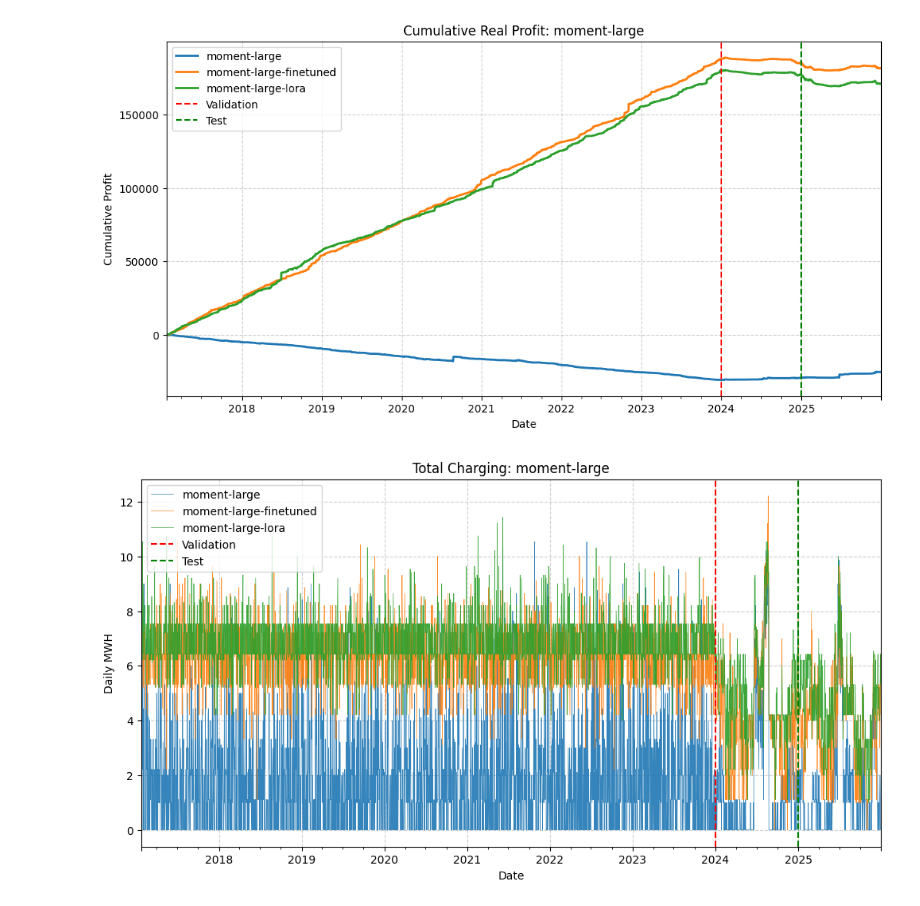
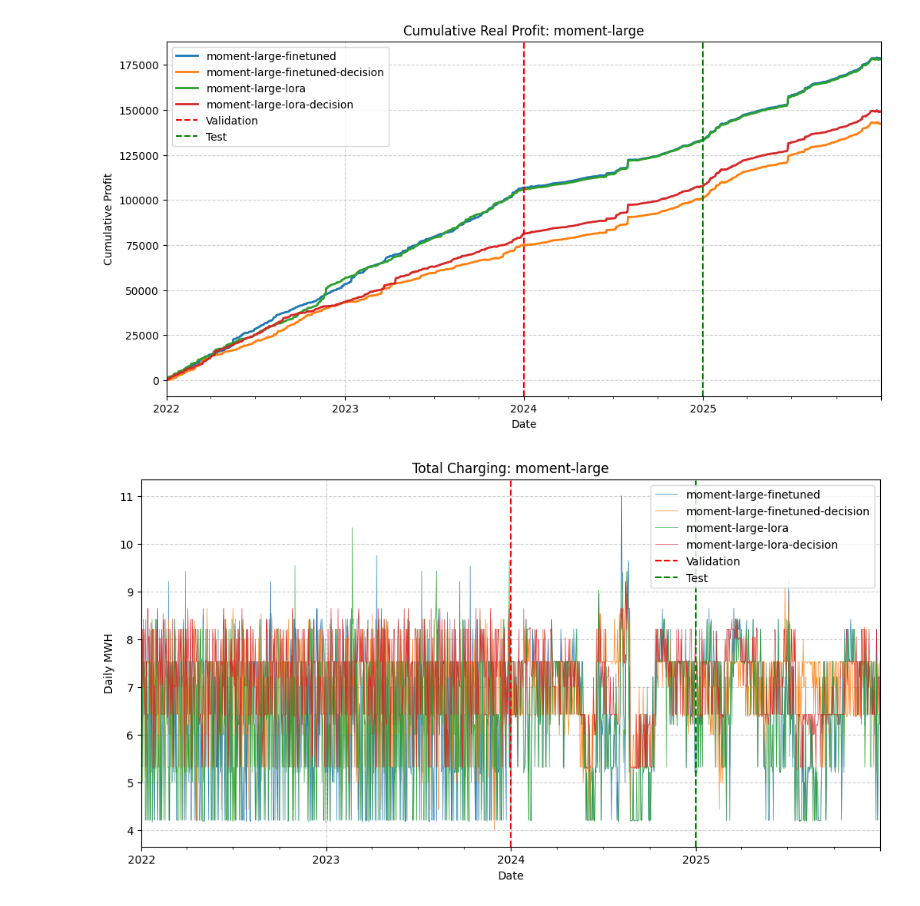
Before and after one commit to saloper/decision-focused-fine-tuning, a Jupyter notebook: notebooks/explore_metrics.ipynb, the cells around one changed output. Cells and saved outputs as stored; diff of their text form; code cells hidden in the pictures.

```diff
--- a/notebooks/explore_metrics.ipynb
+++ b/notebooks/explore_metrics.ipynb
@@ -12,20 +12,21 @@ def extract_time(d):
 
 def get_lastest_exp(base_dir):
     exp_dirs = [os.path.join(base_dir, d) for d in os.listdir(base_dir) if os.path.isdir(os.path.join(base_dir, d))]
-    exp_dirs = sorted(exp_dirs, key=extract_time)
+    exp_dirs = sorted(exp_dirs, key=extract_time, reverse=True)
     return exp_dirs[-1]
 # %%
-name = 'moment-large'
-model_configs=["", "-finetuned", "-lora"]
+names = ['moment-large']
+configs=["-finetuned", "-lora"]
+losses = ["", "-decision"]
+models = [ name + c + l for name in names for c in configs for l in losses]
 # %%
 #Plot Profit over time
 all = []
-for c in model_configs:
-    model = name + c
-    base_dir = get_path(f"results\\optimization\\{model}\\NEMA")
+for model in models:
+    base_dir = get_path(f"results\\experiments\\{model}\\NEMA")
     exp_dir = get_lastest_exp(base_dir)
-    df = pd.read_parquet(exp_dir + "/opt_results.parquet")
-    df.index = pd.date_range(start='2017-01-23', periods=len(df), freq='D')
+    df = pd.read_parquet(exp_dir + "/results.parquet")
+    df.index = pd.date_range(start='2022-01-01', periods=len(df), freq='D')
     df = df['real_profit'].rename(f'{model}')
     all.append(df)
 
@@ -66,17 +67,16 @@ ax.axvline(
 plt.legend()
 plt.show()
 # %% [output]
-[figure, old version]
+[figure, new version]
 # %%
 #Plot Charging over time
 all = []
-for c in model_configs:
-    model = name + c
-    base_dir = get_path(f"results\\optimization\\{model}\\NEMA")
+for model in models:
+    base_dir = get_path(f"results\\experiments\\{model}\\NEMA")
     exp_dir = get_lastest_exp(base_dir)
-    df = pd.read_parquet(exp_dir + "/opt_results.parquet")
-    df.index = pd.date_range(start='2017-01-23', periods=len(df), freq='D')
-    df = df['pred_charge_schedule'].apply(lambda x: sum(x) if len(x) else 0).rename(f'{model}')
+    df = pd.read_parquet(exp_dir + "/results.parquet")
+    df.index = pd.date_range(start='2022-01-01', periods=len(df), freq='D')
+    df = df['pred_c_sol'].apply(lambda x: sum(x) if len(x) else 0).rename(f'{model}')
     all.append(df)
 
 final_df = pd.concat(all, axis= 1)
@@ -88,31 +88,31 @@ ax = final_df.plot(
     linewidth=0.5,
     alpha = 0.9,
     title=f'Total Charging: {name}',
     ylabel='Daily MWH',
     xlabel='Date'
 )
 
 ax.grid(True, linestyle='--', alpha=0.6)
 ax.legend(title='Model Configuration')
 
 ax.axvline(
     x = '2024-01-01',
     color='red',
     linestyle='--',
     linewidth=1.5,
     label='Validation'
 )
 
 ax.axvline(
     x = '2025-01-01',
     color='green',
     linestyle='--',
     linewidth=1.5,
     label='Test'
 )
 
 plt.legend()
 
 plt.show()
 # %% [output]
-[figure, old version]
+[figure, new version]
```
Also changed, not shown: 18 other files.
